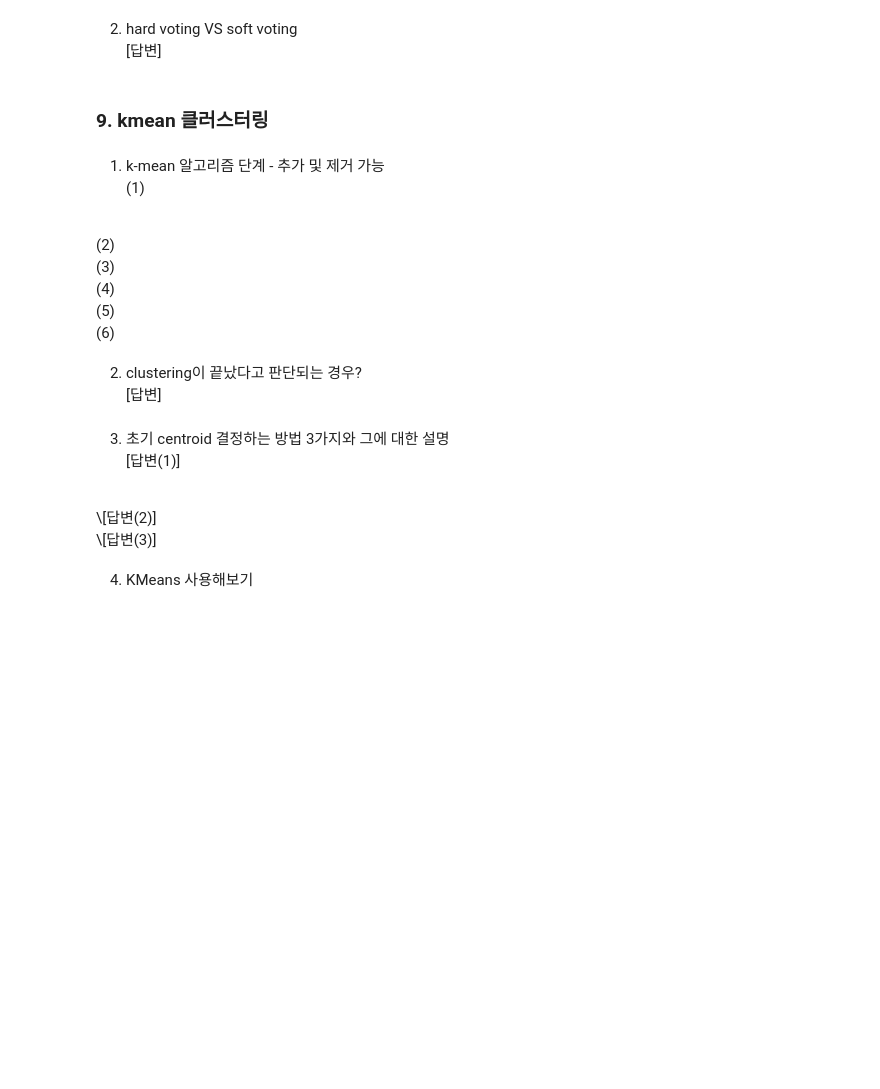
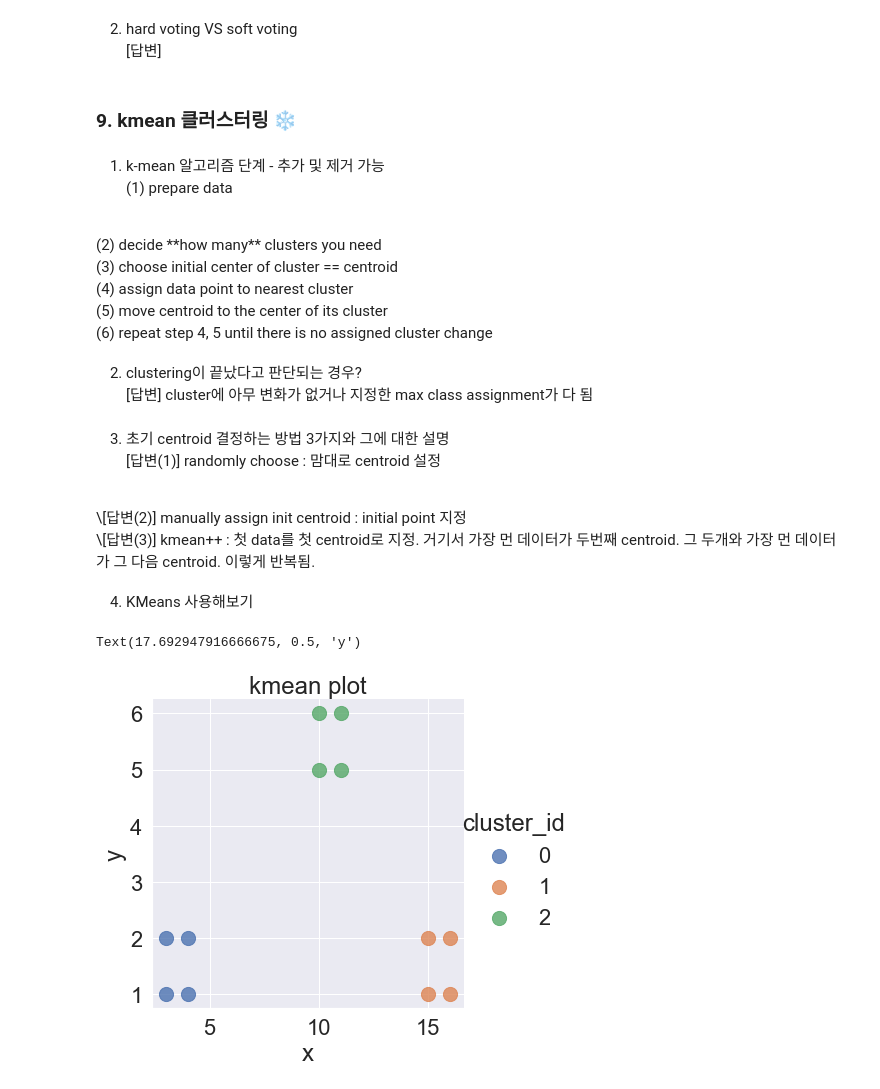
Before and after one commit to dsc-sookmyung/2020-Machine-Learning-study, a Jupyter notebook: Week2/[Week2]김주연.ipynb, the cells around one changed output. Cells and saved outputs as stored; diff of their text form; code cells hidden in the pictures; blank space fills up the shorter version.

Commit message:
Doing Assignment 2
kmean

```diff
--- a/Week2/[Week2]김주연.ipynb
+++ b/Week2/[Week2]김주연.ipynb
@@ -462,56 +462,58 @@ print('score 메소드 이용 ==> {:.3f}'.format(clf.pass))          # x_test, y
 2. hard voting VS soft voting
 \[답변]
 # %% [markdown]
-### 9. kmean 클러스터링
+### 9. kmean 클러스터링 **❄**
 # %% [markdown]
 1. k-mean 알고리즘 단계 - 추가 및 제거 가능
-(1)
+(1) prepare data
 <br>
-(2)
+(2) decide **how many** clusters you need
 <br>
-(3)
+(3) choose initial center of cluster == centroid
 <br>
-(4)
+(4) assign data point to nearest cluster
 <br>
-(5)
+(5) move centroid to the center of its cluster
 <br>
-(6)
+(6) repeat step 4, 5 until there is no assigned cluster change
 <br>
 # %% [markdown]
 2. clustering이 끝났다고 판단되는 경우?
-\[답변]
+\[답변] cluster에 아무 변화가 없거나 지정한 max class assignment가 다 됨
 # %% [markdown]
 3. 초기 centroid 결정하는 방법 3가지와 그에 대한 설명
-\[답변(1)]
+\[답변(1)] randomly choose : 맘대로 centroid 설정
 <br>
-\[답변(2)]
+\[답변(2)] manually assign init centroid : initial point 지정
 <br>
-\[답변(3)]
+\[답변(3)] kmean++ : 첫 data를 첫 centroid로 지정. 거기서 가장 먼 데이터가 두번째 centroid. 그 두개와 가장 먼 데이터가 그 다음 centroid. 이렇게 반복됨.
 # %% [markdown]
 4. KMeans 사용해보기
 # %%
 # 필요한 패키지 import
 import pandas as pd
 import numpy as np
 from sklearn.cluster import KMeans
 import matplotlib.pyplot as plt
 import seaborn as sns
 %matplotlib inline
 # Create data points
 array = [[3,1], [4,1], [3,2], [4,2],
          [10,5], [10,6], [11,5], [11,6],
          [15,1], [15,2], [16,1], [16,2]]
 df = pd.DataFrame(array, columns=['x', 'y'])
 
 # convert dataframe to numpy array
 data_points = df.values
-kmeans = pass    # cluster 개수 = 3 으로 KMeans clustering
-df['cluster_id'] = pass # clustering된 각 점의 cluster 번호 저장
-
+kmeans = KMeans(n_clusters = 3).fit(data_points)
+df['cluster_id'] = kmeans.labels_
 # Visualize data point
 sns.lmplot('x', 'y', data=df, fit_reg=False,
             scatter_kws={"s": 200},
             hue="cluster_id")
 plt.title("kmean plot")
 plt.xlabel("x")
 plt.ylabel("y")
+# %% [output]
+Text(17.692947916666675, 0.5, 'y')
+[figure, added]
```
